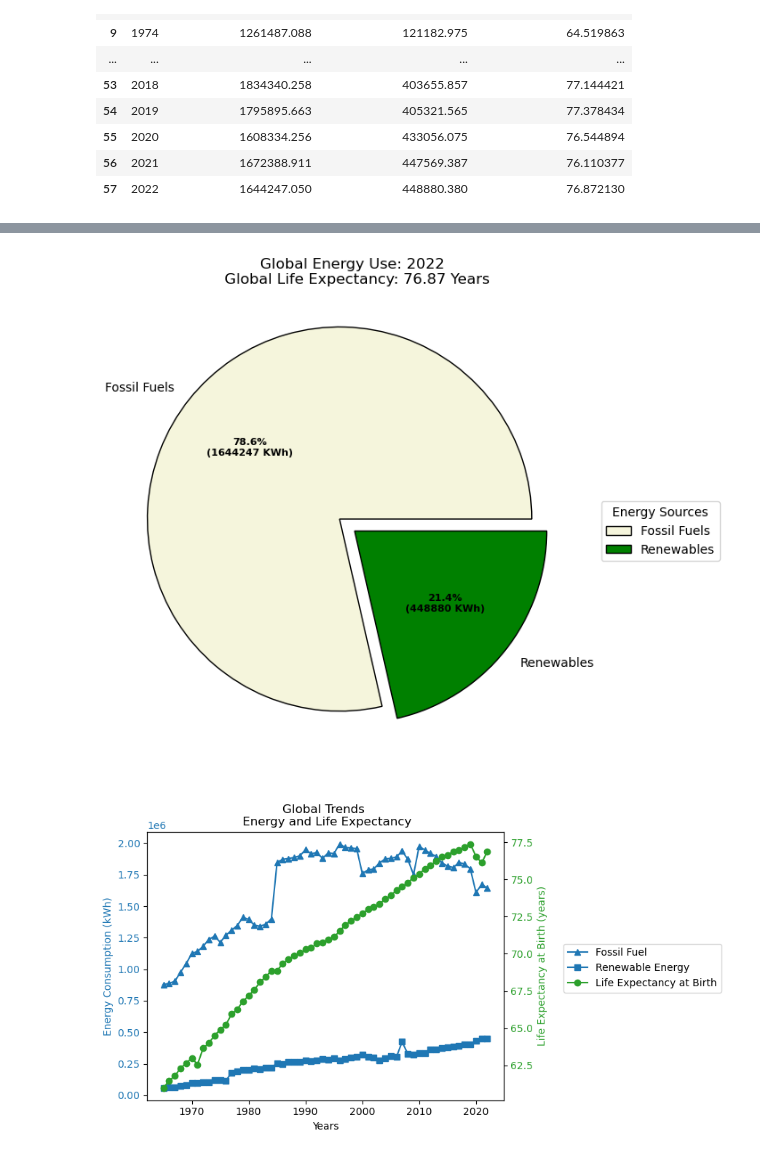
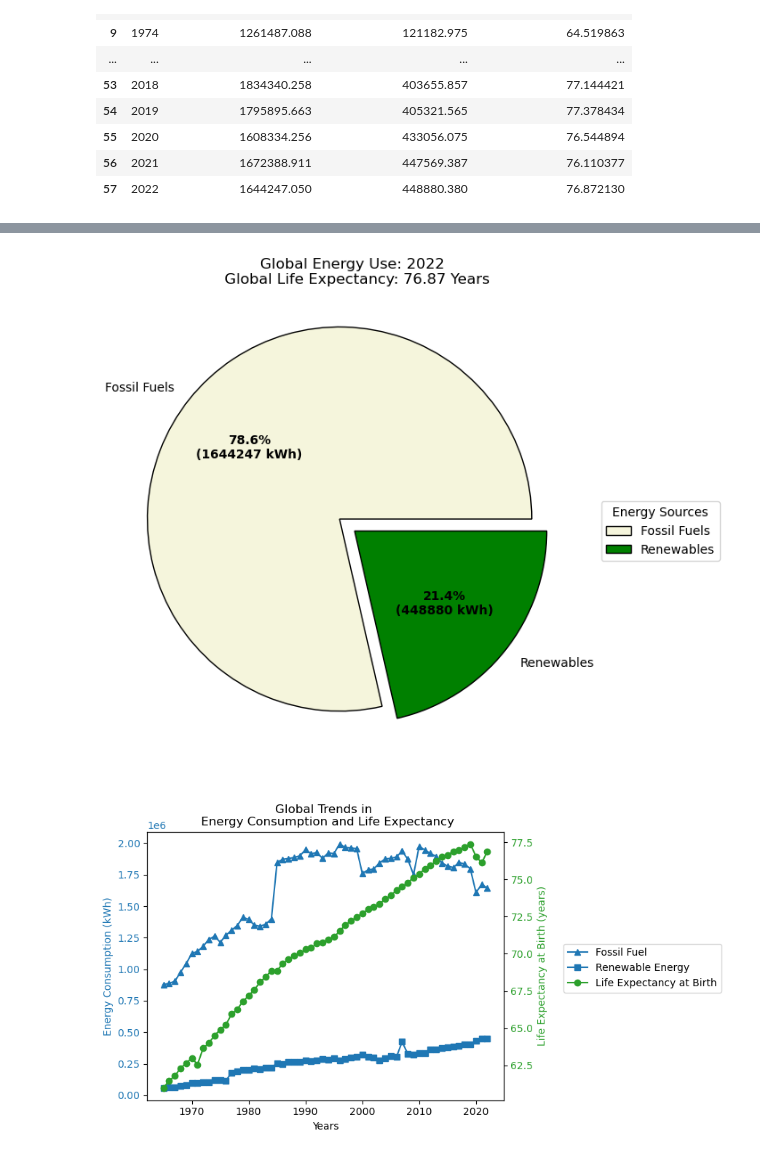
Before and after one commit to Faith-Hall/Group-Project-1, a Jupyter notebook: analysis_3.ipynb, the cells around one changed output, grey strips where cells are left out. Saved outputs shown, nothing was run; the diff lists cells and outputs as text; code cells hidden in the pictures.

```diff
--- a/analysis_3.ipynb
+++ b/analysis_3.ipynb
@@ -178,7 +178,7 @@ wp = {'linewidth' : 1, 'edgecolor' : "black"}
 # create autopct arguments
 def func(pct, allvalues) :
     absolute = int(pct / 100.*np.sum(allvalues))
-    return "{:.1f}%\n({:d} KWh)".format(pct, absolute)
+    return "{:.1f}%\n({:d} kWh)".format(pct, absolute)
 
 fig2, fig_1965 = plt.subplots(figsize = (10, 7))
 wedges, texts, autotexts = fig_1965.pie(data,
@@ -197,35 +197,35 @@ fig_1965.legend(wedges, labels,
                 loc = "center left",
                 bbox_to_anchor = (1, 0, 0.5, 1))
 
-plt.setp(autotexts, size = 8, weight ="bold")
+plt.setp(autotexts, size = 10, weight ="bold")
 fig_1965.set_title(f"Global Energy Use: 2022 \n Global Life Expectancy: {global_LE_2022:.2f} Years")
 
 # show plot
 plt.show()
 # %% [output]
-[figure, old version]
+[figure, new version]
 # %%
 # Graph Life Expectancy, fossil Fuel Use, and Renewable Energy Use over time
 # Acknowledgement: Thank you Cassia Yoon!
 fig3, general_global_trends = plt.subplots()
 
 color = 'tab:blue'
 general_global_trends.set_xlabel('Years')
 general_global_trends.set_ylabel('Energy Consumption (kWh)', color=color)
-general_global_trends.set_title("Global Trends \n Energy and Life Expectancy")
+general_global_trends.set_title("Global Trends in \n Energy Consumption and Life Expectancy")
 general_global_trends.plot(years, global_fossil_fuels_sum , color=color, marker='^', label='Fossil Fuel')
 general_global_trends.plot(years, global_renewable_fuels_sum, color=color, marker='s', label='Renewable Energy')
 general_global_trends.tick_params(axis='y', labelcolor=color)
 
 general_global_trends_2 = general_global_trends.twinx()  # create a second axes that shares the same x-axis
 
 color = 'tab:green'
 general_global_trends_2.set_ylabel('Life Expectancy at Birth (years)', color=color)
 general_global_trends_2.plot(years, global_avg_LE, color=color, marker='o', label='Life Expectancy at Birth')
 general_global_trends_2.tick_params(axis='y', labelcolor=color)
 
 fig3.tight_layout()
 fig3.legend(bbox_to_anchor = (1.0, .5), loc='center left')
 plt.show()
 # %% [output]
-[figure, old version]
+[figure, new version]
```
Also changed, not shown: parts of 1 cell of this notebook.
